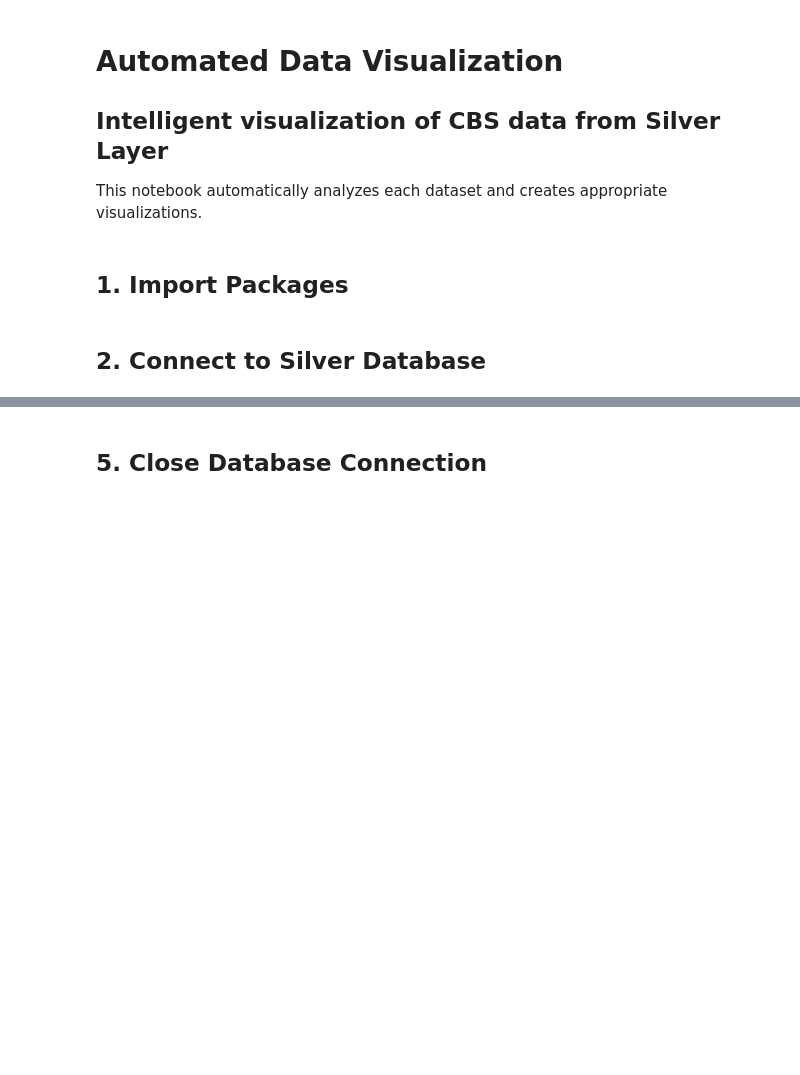
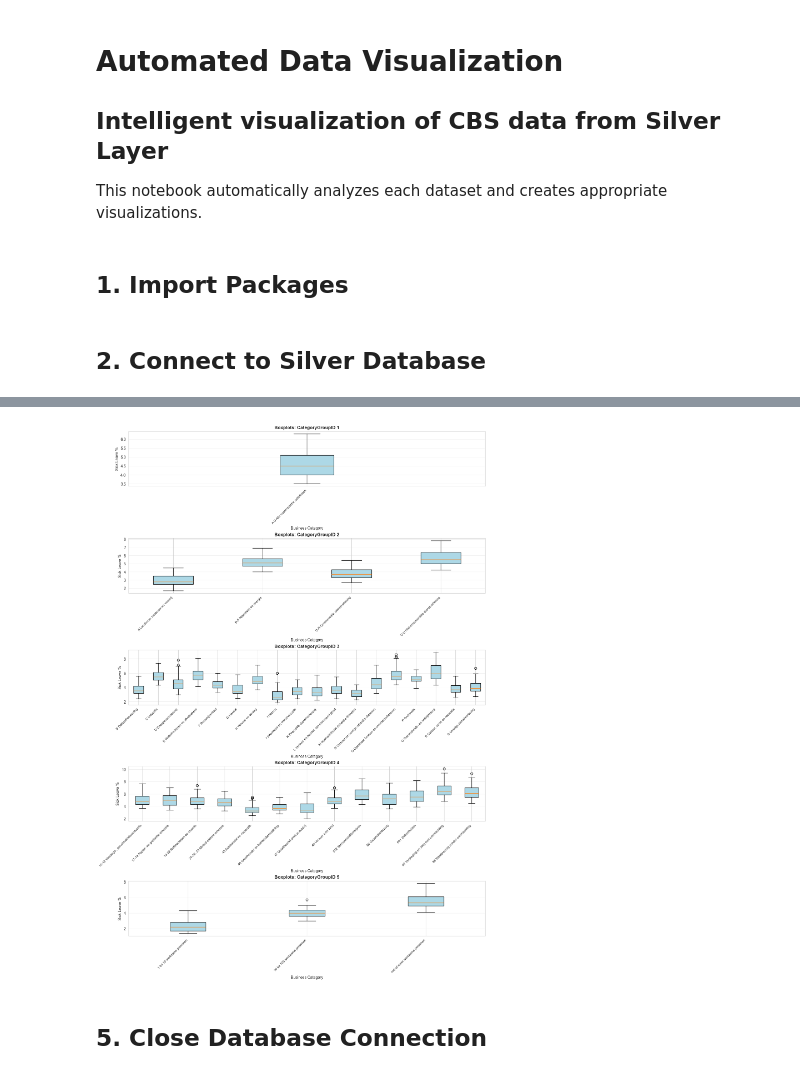
Before and after one commit to ysuurme/eaisi-uwv, a Jupyter notebook: code/Data_visualization.ipynb, the cells around one changed output, grey strips where cells are left out. Drawn from its saved outputs; the diff is of its cells as text; code cells hidden in the pictures; blank space fills up the shorter version.

```diff
--- a/code/Data_visualization.ipynb
+++ b/code/Data_visualization.ipynb
@@ -312,3 +99,39 @@ print(f"{'='*80}")
+# %%
+# Create boxplots for each CategoryGroupID
+fig, axes = plt.subplots(len(category_ids), 1, figsize=(14, 4 * len(category_ids)),
+                         constrained_layout=True)
+if len(category_ids) == 1:
+    axes = [axes]
+
+for idx, cat_id in enumerate(category_ids):
+    sub = df[df['BedrijfskenmerkenSBI2008_CategoryGroupID'] == cat_id].copy()
+
+    # Prepare data for boxplot - one box per business category
+    business_categories = sub['BedrijfskenmerkenSBI2008_Title'].unique()
+    data_for_box = [sub[sub['BedrijfskenmerkenSBI2008_Title'] == cat]['Ziekteverzuimpercentage_1'].dropna().values
+                    for cat in business_categories]
+
+    ax = axes[idx]
+    if not data_for_box or all(len(d) == 0 for d in data_for_box):
+        ax.set_title(f'CategoryGroupID {cat_id} (no data)')
+        continue
+
+    bp = ax.boxplot(data_for_box, labels=business_categories, patch_artist=True)
+
+    # Color the boxes
+    for patch in bp['boxes']:
+        patch.set_facecolor('lightblue')
+
+    ax.set_title(f'Boxplots: CategoryGroupID {cat_id}', fontsize=12, fontweight='bold')
+    ax.set_xlabel('Business Category')
+    ax.set_ylabel('Sick Leave %')
+    ax.grid(True, alpha=0.3, axis='y')
+    plt.setp(ax.xaxis.get_majorticklabels(), rotation=45, ha='right', fontsize='small')
+
+fig.subplots_adjust(bottom=0.15)
+plt.show()
+# %% [output]
+[figure, added]
 # %% [markdown]
 ## 5. Close Database Connection
 # %%
```
Also changed, not shown: parts of 8 cells of this notebook, 6 other files.
